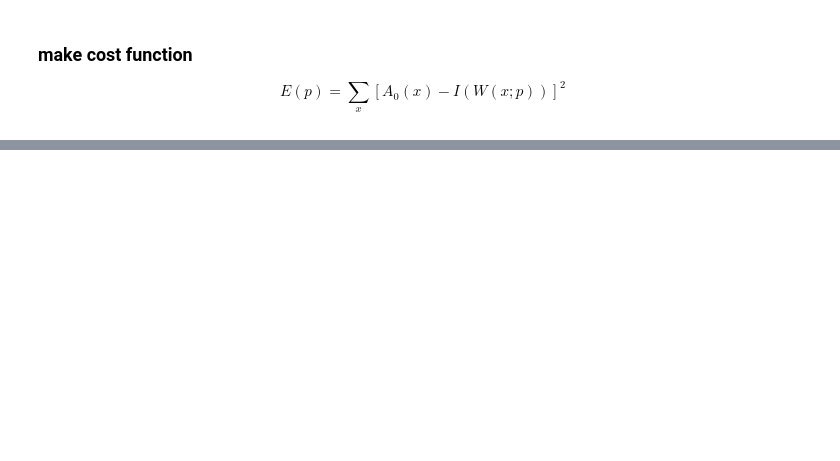
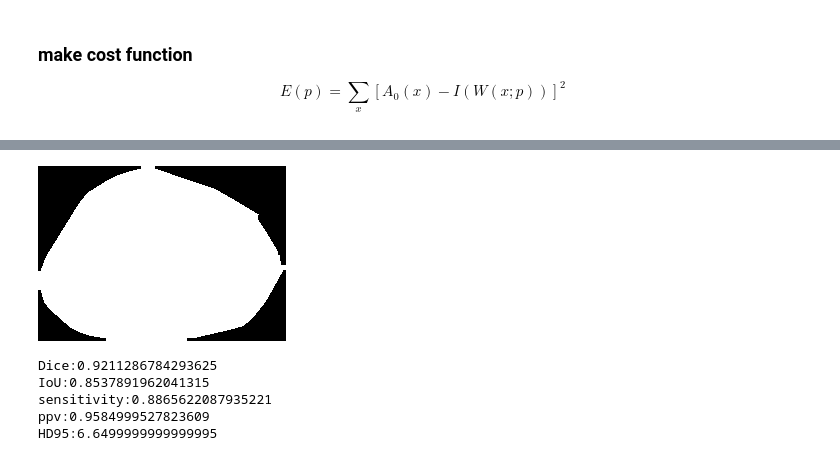
Before and after one commit to LSTM-Kirigaya/Active-Appearance-Model, a Jupyter notebook: kvasir_aam.ipynb, the cells around one changed output, grey strips where cells are left out. Saved outputs shown, nothing was run; the diff lists cells and outputs as text; code cells hidden in the pictures; blank space fills up the shorter version.

Commit message:
add metric

```diff
--- a/kvasir_aam.ipynb
+++ b/kvasir_aam.ipynb
@@ -369,0 +379,4 @@ plt.imshow(mask, cmap='gray')
+# %%
+Image.fromarray(mask.astype('uint8'))
+# %% [output]
+[figure, added]
@@ -369,0 +415,17 @@ plt.imshow(mask, cmap='gray')
+# %%
+metrics = {
+    'Dice': dice_coef,
+    'IoU': iou_score,
+    'sensitivity': sensitivity,
+    'ppv': ppv,
+    'HD95': hd95
+}
+
+for metric_name in metrics:
+    print('{}:{}'.format(metric_name, metrics[metric_name](mask, gt_image)))
+# %% [output]
+Dice:0.9211286784293625
+IoU:0.8537891962041315
+sensitivity:0.8865622087935221
+ppv:0.9584999527823609
+HD95:6.6499999999999995
```
Also changed, not shown: parts of 9 cells of this notebook, 2 other files.
